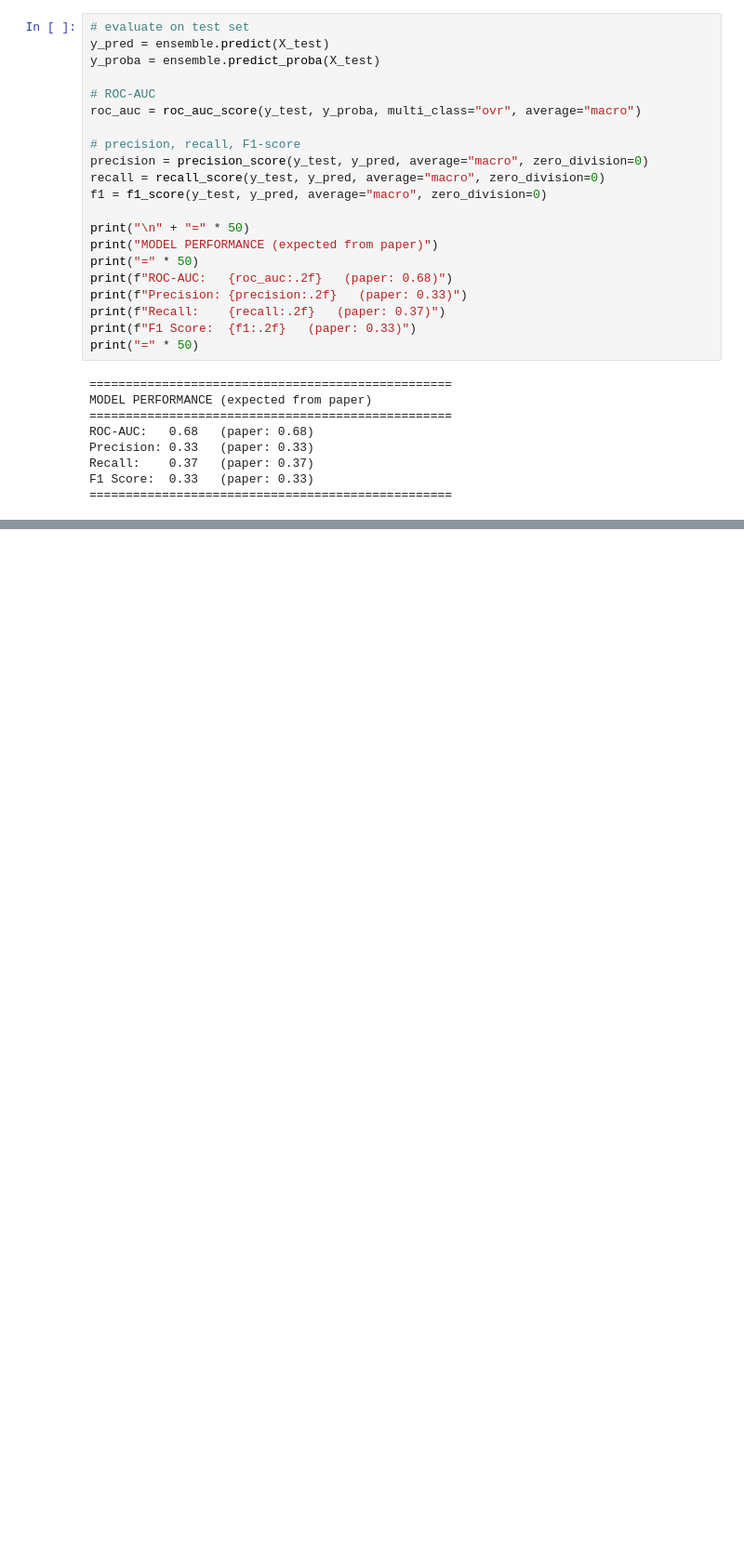
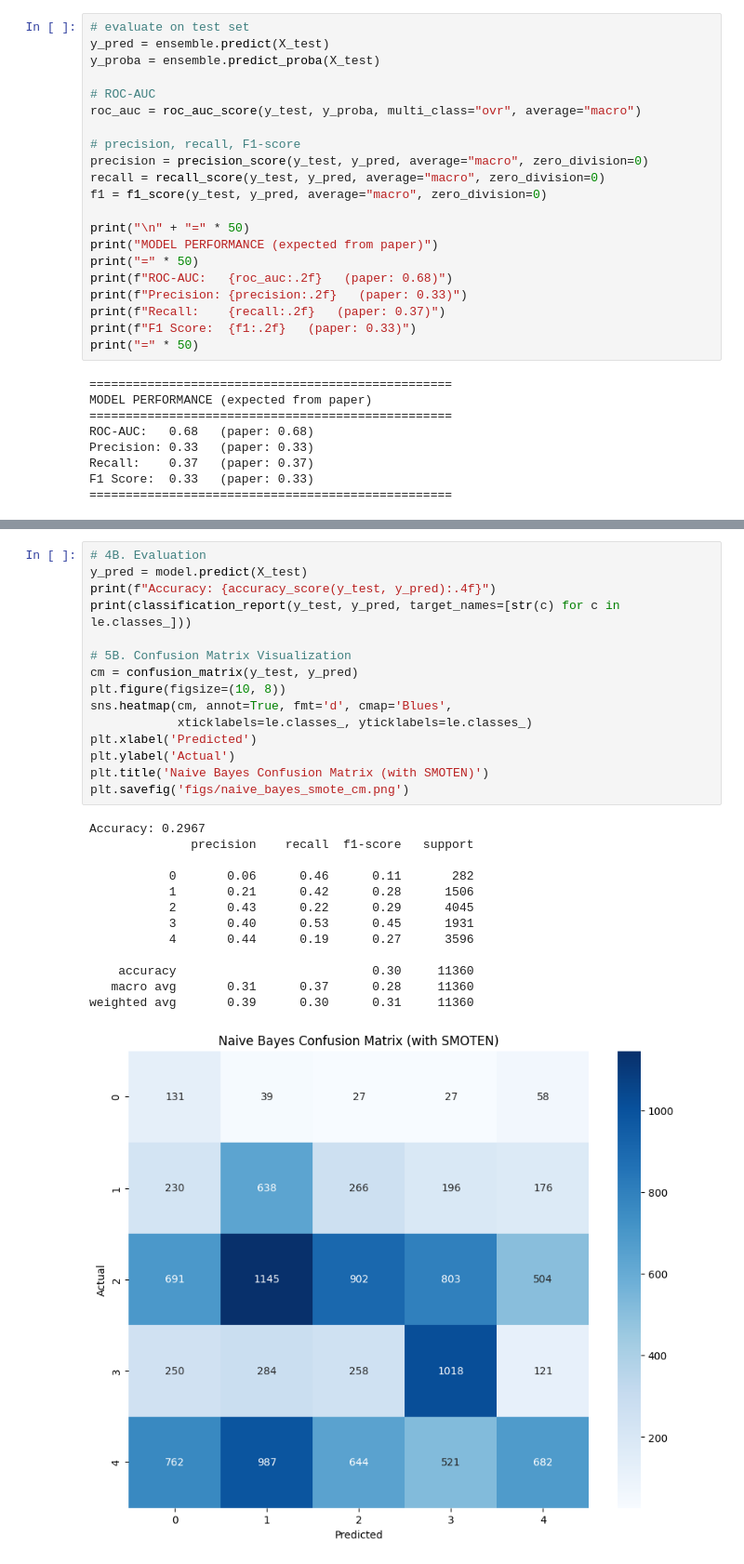
Before and after one commit to nchan315/cpsc440proj, a Jupyter notebook: proj.ipynb, the cells around one changed output, grey strips where cells are left out. Shown at 93% size. Saved outputs shown, nothing was run; the diff lists cells and outputs as text; blank space fills up the shorter version.

```diff
--- a/proj.ipynb
+++ b/proj.ipynb
@@ -386,0 +469,29 @@ F1 Score:  0.33   (paper: 0.33)
+# %%
+# 4B. Evaluation
+y_pred = model.predict(X_test)
+print(f"Accuracy: {accuracy_score(y_test, y_pred):.4f}")
+print(classification_report(y_test, y_pred, target_names=[str(c) for c in le.classes_]))
+
+# 5B. Confusion Matrix Visualization
+cm = confusion_matrix(y_test, y_pred)
+plt.figure(figsize=(10, 8))
+sns.heatmap(cm, annot=True, fmt='d', cmap='Blues',
+            xticklabels=le.classes_, yticklabels=le.classes_)
+plt.xlabel('Predicted')
+plt.ylabel('Actual')
+plt.title('Naive Bayes Confusion Matrix (with SMOTEN)')
+plt.savefig('figs/naive_bayes_smote_cm.png')
+# %% [output]
+Accuracy: 0.2967
+              precision    recall  f1-score   support
+
+           0       0.06      0.46      0.11       282
+           1       0.21      0.42      0.28      1506
+           2       0.43      0.22      0.29      4045
+           3       0.40      0.53      0.45      1931
+           4       0.44      0.19      0.27      3596
+
+    accuracy                           0.30     11360
+   macro avg       0.31      0.37      0.28     11360
+weighted avg       0.39      0.30      0.31     11360
+[figure, added]
```
Also changed, not shown: parts of 11 cells of this notebook.
